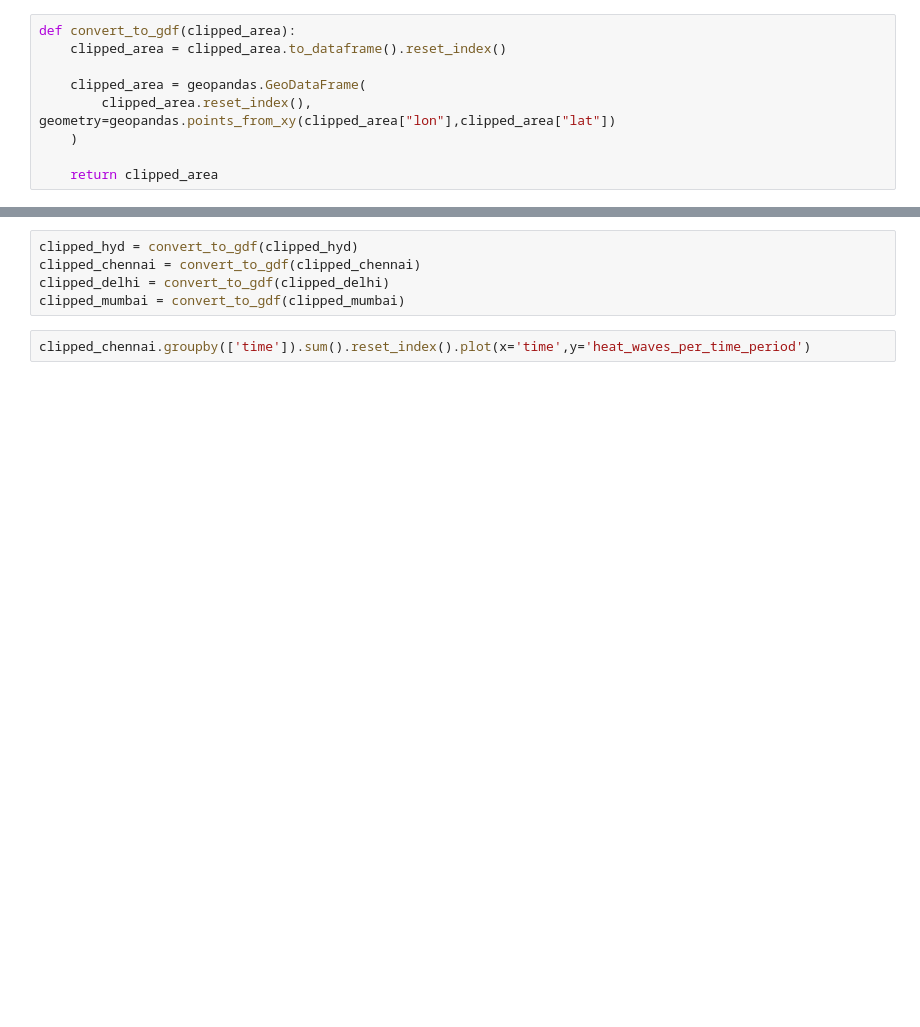
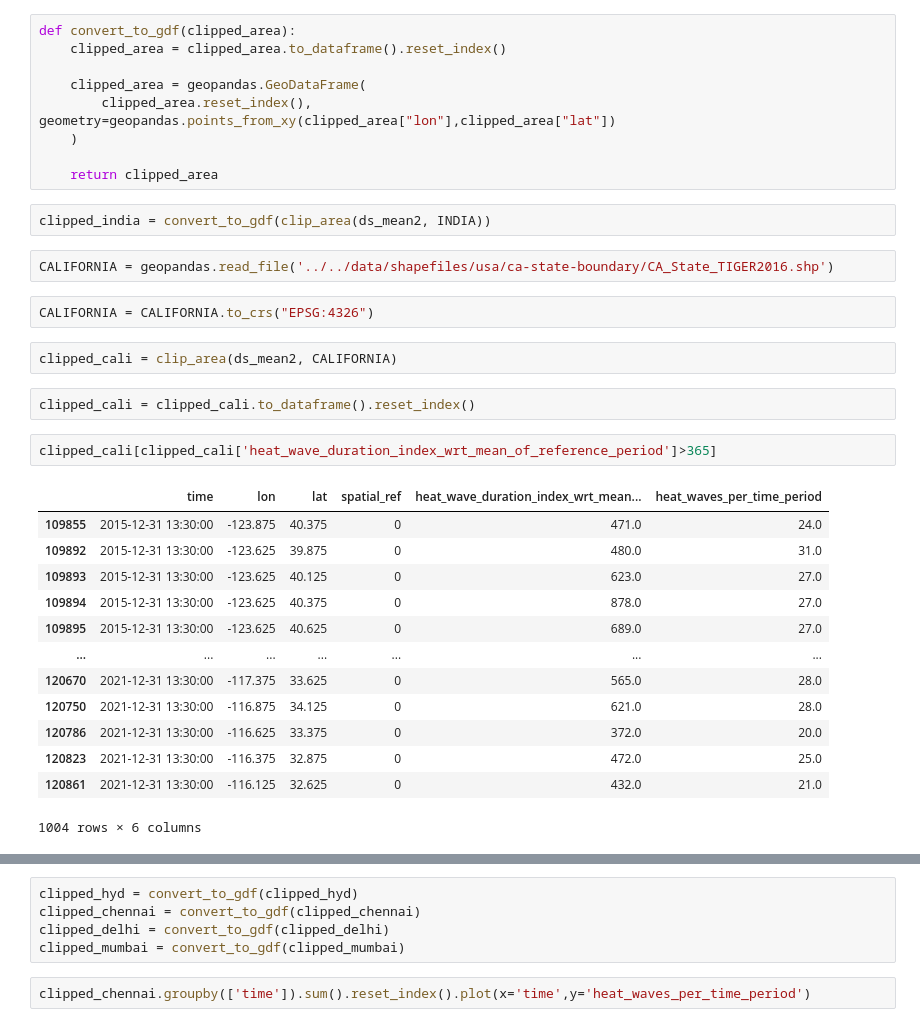
Before and after one commit to datapartnership/heatwaves, a Jupyter notebook: notebooks/measuring-heatwaves/calculate-heatwaves-incidence.ipynb, the cells around one changed output, grey strips where cells are left out. Saved outputs shown, nothing was run; the diff lists cells and outputs as text; blank space fills up the shorter version.

```diff
--- a/notebooks/measuring-heatwaves/calculate-heatwaves-incidence.ipynb
+++ b/notebooks/measuring-heatwaves/calculate-heatwaves-incidence.ipynb
@@ -130,3 +200,29 @@ def convert_to_gdf(clipped_area):
     )
 
     return clipped_area
+# %%
+clipped_india = convert_to_gdf(clip_area(ds_mean2, INDIA))
+# %%
+CALIFORNIA = geopandas.read_file('../../data/shapefiles/usa/ca-state-boundary/CA_State_TIGER2016.shp')
+# %%
+CALIFORNIA = CALIFORNIA.to_crs("EPSG:4326")
+# %%
+clipped_cali = clip_area(ds_mean2, CALIFORNIA)
+# %%
+clipped_cali = clipped_cali.to_dataframe().reset_index()
+# %%
+clipped_cali[clipped_cali['heat_wave_duration_index_wrt_mean_of_reference_period']>365]
+# %% [output]
+|  | time | lon | lat | spatial_ref | heat_wave_duration_index_wrt_mean... | heat_waves_per_time_period |
+| 109855 | 2015-12-31 13:30:00 | -123.875 | 40.375 | 0 | 471.0 | 24.0 |
+| 109892 | 2015-12-31 13:30:00 | -123.625 | 39.875 | 0 | 480.0 | 31.0 |
+| 109893 | 2015-12-31 13:30:00 | -123.625 | 40.125 | 0 | 623.0 | 27.0 |
+| 109894 | 2015-12-31 13:30:00 | -123.625 | 40.375 | 0 | 878.0 | 27.0 |
+| 109895 | 2015-12-31 13:30:00 | -123.625 | 40.625 | 0 | 689.0 | 27.0 |
+| ... | ... | ... | ... | ... | ... | ... |
+| 120670 | 2021-12-31 13:30:00 | -117.375 | 33.625 | 0 | 565.0 | 28.0 |
+| 120750 | 2021-12-31 13:30:00 | -116.875 | 34.125 | 0 | 621.0 | 28.0 |
+| 120786 | 2021-12-31 13:30:00 | -116.625 | 33.375 | 0 | 372.0 | 20.0 |
+| 120823 | 2021-12-31 13:30:00 | -116.375 | 32.875 | 0 | 472.0 | 25.0 |
+| 120861 | 2021-12-31 13:30:00 | -116.125 | 32.625 | 0 | 432.0 | 21.0 |
+1004 rows × 6 columns
```
Also changed, not shown: parts of 7 cells of this notebook.
